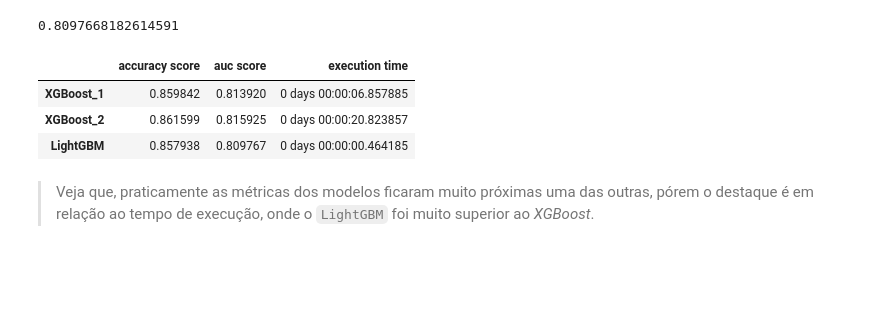
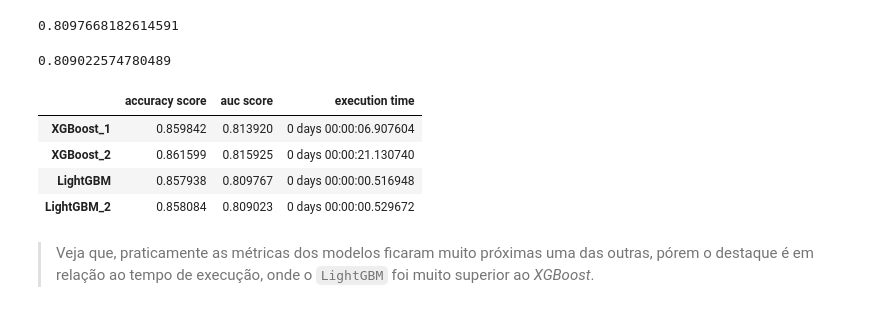
Before and after one commit to FGalvao77/Comparando-a-performance---XGBoost-VS-LightGBM, a Jupyter notebook: XGBoost_VS_LightGBM.ipynb, the cells around one changed output. Saved outputs shown, nothing was run; the diff lists cells and outputs as text; code cells hidden in the pictures; blank space fills up the shorter version.

```diff
--- a/XGBoost_VS_LightGBM.ipynb
+++ b/XGBoost_VS_LightGBM.ipynb
@@ -595,36 +672,44 @@ auc_xgb1
 0.8139195212856705
 # %%
 # visualizando a acurácia da curva roc do modelo "model_xgb2"
-auc_xgb2 = roc_auc_score(y_pred_xgb2, y_valid)
+auc_xgb2 = roc_auc_score(y_pred_xgb2, y_test)
 auc_xgb2
 # %% [output]
 0.815924646681285
 # %%
 # visualizando a acurácia da curva roc do modelo "model_lgb"
-auc_lgb = roc_auc_score(y_pred_lgb, y_valid)
+auc_lgb = roc_auc_score(y_pred_lgb, y_test)
 auc_lgb
 # %% [output]
 0.8097668182614591
+# %%
+# visualizando a acurácia da curva roc do modelo "model_lgb2"
+auc_lgb2 = roc_auc_score(y_pred_lgb2, y_test)
+auc_lgb2
+# %% [output]
+0.809022574780489
 # %%
 # instanciando um dicionário com os resultados dos modelos
 results_comparison = {
-    'accuracy score': (acc_xgb_val, acc_xgb_val2, acc_lgb_val),
-    'auc score': (auc_xgb1, auc_xgb2, auc_lgb),
-    'execution time': (execution_time_xgb , execution_time_xgb2, execution_time_lgb)
+    'accuracy score': (acc_model_xgb, acc_model_xgb2, acc_model_lgb, acc_model_lgb2),
+    'auc score': (auc_xgb1, auc_xgb2, auc_lgb, auc_lgb2),
+    'execution time': (execution_time_xgb , execution_time_xgb2, execution_time_lgb, execution_time_lgb2)
 }
 # %%
 # criando um dataframe com o dicionário dos resultados dos modelos
 df_results = pd.DataFrame(results_comparison, index=['XGBoost_1',
                                                      'XGBoost_2',
-                                                     'LightGBM'])
+                                                     'LightGBM',
+                                                     'LightGBM_2'])
 
 # visualizando o dataframe criado
 df_results
 # %% [output]
 |  | accuracy score | auc score | execution time |
-| XGBoost_1 | 0.859842 | 0.813920 | 0 days 00:00:06.857885 |
-| XGBoost_2 | 0.861599 | 0.815925 | 0 days 00:00:20.823857 |
-| LightGBM | 0.857938 | 0.809767 | 0 days 00:00:00.464185 |
+| XGBoost_1 | 0.859842 | 0.813920 | 0 days 00:00:06.907604 |
+| XGBoost_2 | 0.861599 | 0.815925 | 0 days 00:00:21.130740 |
+| LightGBM | 0.857938 | 0.809767 | 0 days 00:00:00.516948 |
+| LightGBM_2 | 0.858084 | 0.809023 | 0 days 00:00:00.529672 |
 # %% [markdown]
 > Veja que, praticamente as métricas dos modelos ficaram muito próximas uma das outras, pórem o destaque é em relação ao tempo de execução, onde o `LightGBM` foi muito superior ao _XGBoost_.
 # %%
```
Also changed, not shown: parts of 29 cells of this notebook.
